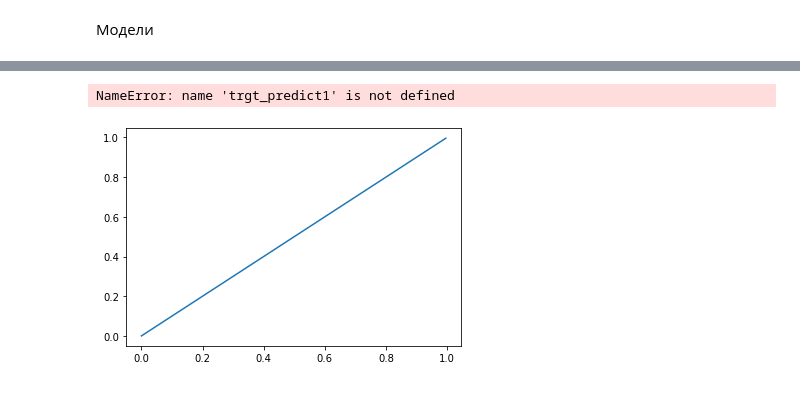
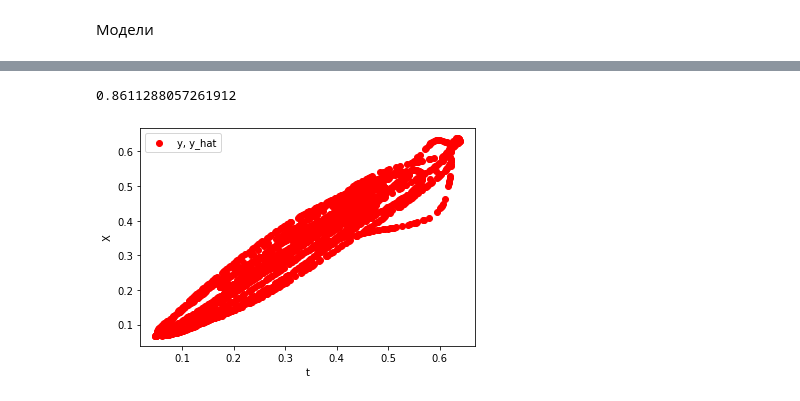
Before and after one commit to pakrentos/eeg_connectivity, a Jupyter notebook: RedArticle.ipynb, the cells around one changed output, grey strips where cells are left out. Cells and saved outputs as stored; diff of their text form; code cells hidden in the pictures.

```diff
--- a/RedArticle.ipynb
+++ b/RedArticle.ipynb
@@ -112,18 +230,25 @@ my_callbacks = [
 # %%
 rsq = []
 hist = []
+best_r2=-999999999999
+best_model = -1
 
-for i in range(0, end_time-start_time):
-    src_init  = data[(start_time+i)*fps:(start_time+i+1)*fps, 0:3]
-    trgt_init = data[(start_time+i)*fps:(start_time+i+1)*fps, 3:6]
+src_init  = data[:, 0:3]
+trgt_init = data[:, 3:6]
+for i in range(0, num_trains):
+    print('Model: ', i+1, 'Training start:')
     random.seed()
-    split_idx = random.sample(idx, int(fps/2))
-    "Generating test and validation sets"
+    split_idx = random.sample(idx, int(fps*(end_time-start_time)/2))
     val_src = np.delete(src_init, split_idx, axis=0)
     val_trgt = np.delete(trgt_init, split_idx, axis = 0)
     model = baseline_model()
     history = model.fit(src_init[split_idx, 0:3], trgt_init[split_idx, 0:3],
-                        epochs=num_epochs, callbacks=my_callbacks, validation_data=(val_src, val_trgt),
+                        epochs=num_epochs, batch_size=64, callbacks=my_callbacks, validation_data=(val_src, val_trgt),
                         verbose=0)
-    rsq.append(history.history['val_coeff_determination'][-1])
+    r2=max(history.history['val_coeff_determination'])
+    if (best_r2 < r2) & (len(history.history['loss']) > 15):
+        best_r2 = r2
+        best_model = i
+        model.save(model_dir)
+    rsq.append(r2)
     hist.append(history)
@@ -151,0 +259,10 @@ plot_history2(hist[8])
+# %%
+src_init  = data[:, 0:3]
+trgt_init = data[:, 3:6]
+split_idx = random.sample(idx, int(fps*(end_time-start_time)/2))
+val_src = np.delete(src_init, split_idx, axis=0)
+val_trgt = np.delete(trgt_init, split_idx, axis = 0)
+# %%
+model = keras.models.load_model(model_dir, custom_objects={'coeff_determination': coeff_determination})
+# %%
+res = model.predict(val_src, batch_size=32)
@@ -165,16 +302,19 @@ NameError: name 'trgt_predict1' is not defined
+# %%
+r2_score(res[:, 0:1], val_trgt[:, 0:1])
+# %% [output]
+0.8611288057261912
 # %%
 ### Данные, которые мы предсказываем
 a=[]
-for i in range(0, 250):
-    a.append(i/250)
+for i in range(0, 12500):
+    a.append(i/12500)
 plt.figure()
-plt.plot(a, a, label='best_case')
-plt.scatter(trgt_predict1[:, :], res, label='y, y_hat', color='r')
+# plt.plot(a, a, label='best_case')
+plt.scatter(val_trgt[:, 0:1], res[:, 0:1], label='y, y_hat', color='r')
 plt.xlabel('t')
 plt.ylabel('X')
 plt.legend()
 plt.show()
 # %% [output]
-NameError: name 'trgt_predict1' is not defined
-[figure, old version]
+[figure, new version]
 # %%
```
Also changed, not shown: parts of 25 cells of this notebook.
